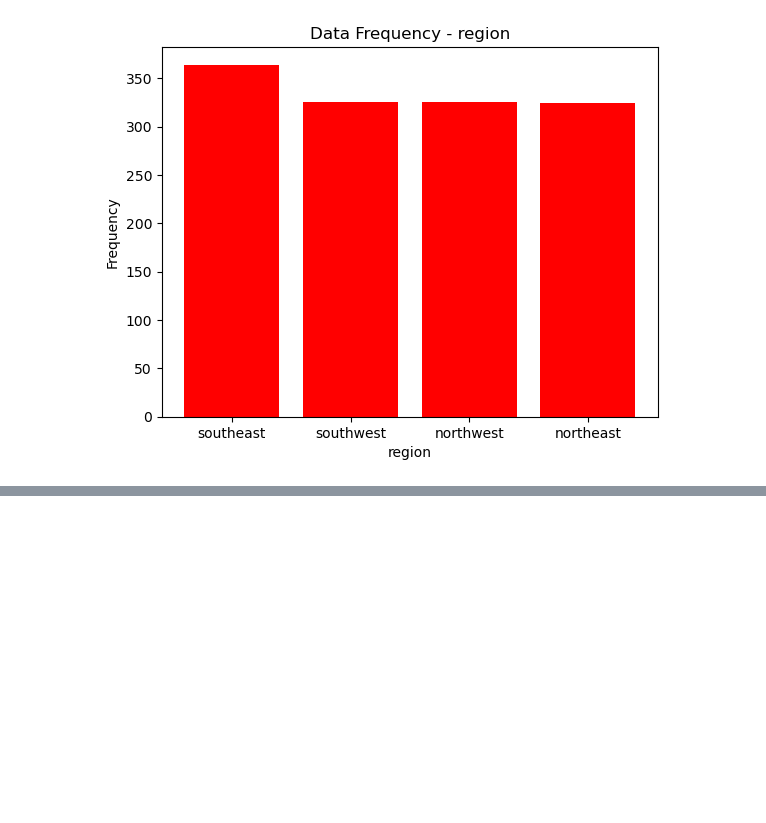
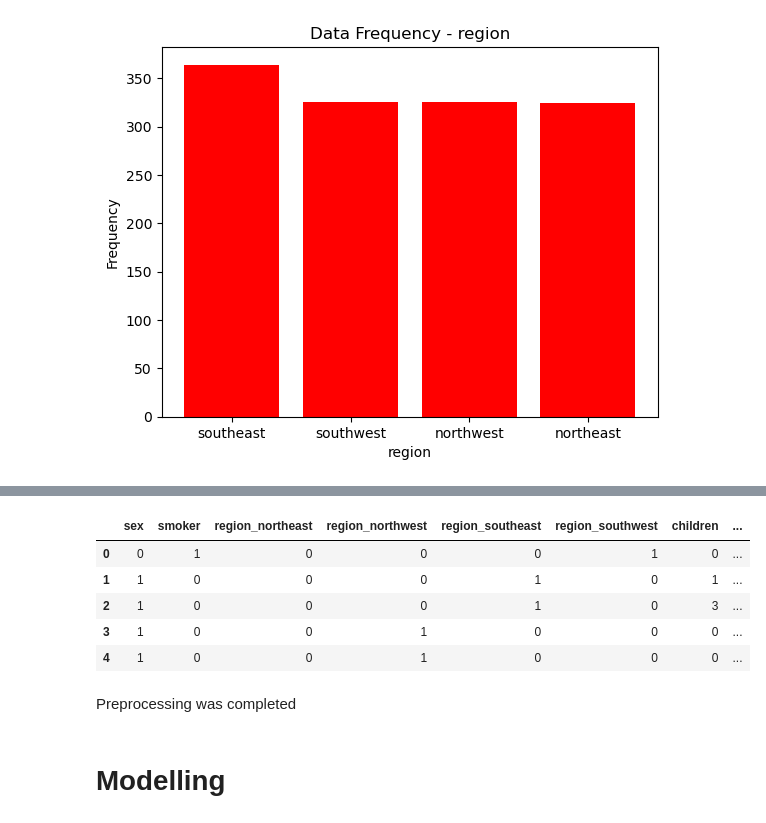
Before and after one commit to BilalAcikgoz/Medical_Cost_Prediction_ML, a Jupyter notebook: Medical_Cost_Prediction_ML.ipynb, the cells around one changed output, grey strips where cells are left out. Cells and saved outputs as stored; diff of their text form; code cells hidden in the pictures; blank space fills up the shorter version.

```diff
--- a/Medical_Cost_Prediction_ML.ipynb
+++ b/Medical_Cost_Prediction_ML.ipynb
@@ -158,0 +204,7 @@ for i in categorical_variables:
+# %%
+lbe = LabelEncoder()
+encoding_df["sex"] = lbe.fit_transform(encoding_df["sex"])
+encoding_df["smoker"] = lbe.fit_transform(encoding_df["smoker"])
+# %%
+encoding_df = pd.get_dummies(encoding_df, columns=["region"], prefix=["region"])
+encoding_df.head()
@@ -158,0 +218,5 @@ for i in categorical_variables:
+# %%
+col_list = ["age", "bmi", "charges"]
+scale_df = preprocessing.normalize(scale_df)
+scale_df = pd.DataFrame(scale_df, columns=col_list)
+scale_df.head()
@@ -158,0 +246,12 @@ for i in categorical_variables:
+# %%
+merged_df = pd.concat([encoding_df, df_copy[["children"]]], axis=1)
+cleaned_df = pd.concat([merged_df, scale_df], axis=1)
+# %%
+cleaned_df.head()
+# %% [output]
+|  | sex | smoker | region_northeast | region_northwest | region_southeast | region_southwest | children | ... |
+| 0 | 0 | 1 | 0 | 0 | 0 | 1 | 0 | ... |
+| 1 | 1 | 0 | 0 | 0 | 1 | 0 | 1 | ... |
+| 2 | 1 | 0 | 0 | 0 | 1 | 0 | 3 | ... |
+| 3 | 1 | 0 | 0 | 1 | 0 | 0 | 0 | ... |
+| 4 | 1 | 0 | 0 | 1 | 0 | 0 | 0 | ... |
@@ -158,0 +261,4 @@ for i in categorical_variables:
+# %% [markdown]
+Preprocessing was completed
+# %% [markdown]
+# Modelling
```
Also changed, not shown: parts of 15 cells of this notebook, 1 other file.
